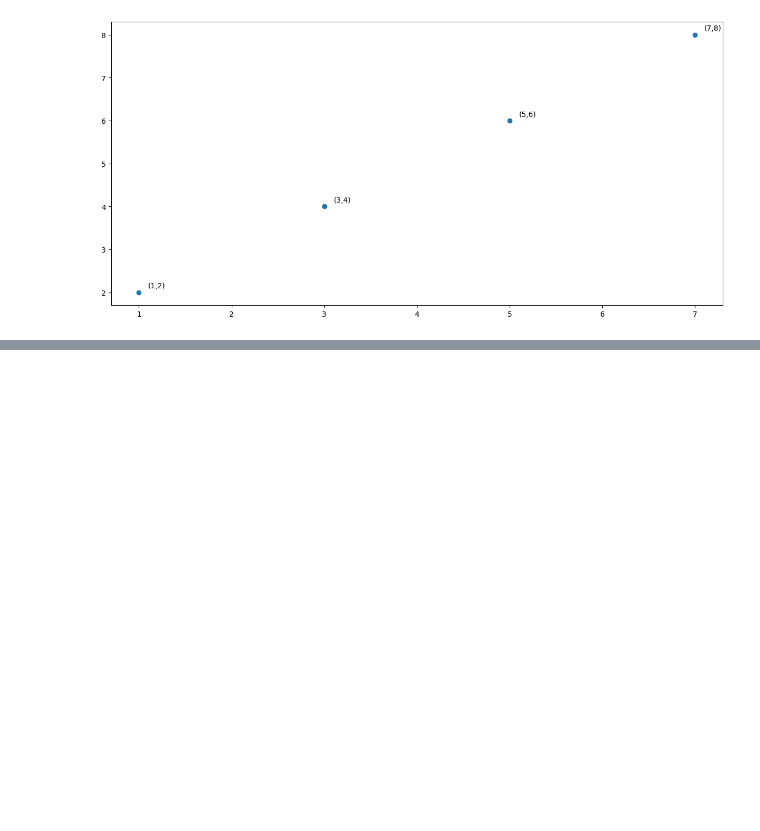
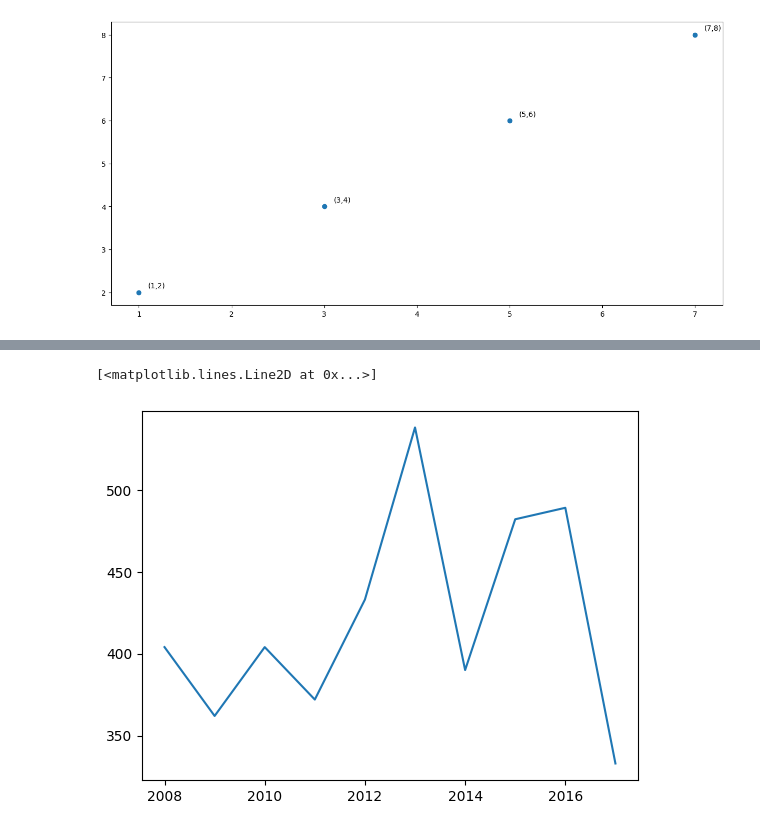
Before and after one commit to gajurelkshitiz/Plotting-Libraries, a Jupyter notebook: matplotlib.ipynb, the cells around one changed output, grey strips where cells are left out. Cells and saved outputs as stored; diff of their text form; code cells hidden in the pictures; blank space fills up the shorter version.

Commit message:
Basic of matplotlib

```diff
--- a/matplotlib.ipynb
+++ b/matplotlib.ipynb
@@ -103,0 +120,3 @@ fig.show()
+# %%
+batsman = pd.read_csv('Datasets/sharma-kohli.csv')
+batsman
@@ -103,0 +135,5 @@ fig.show()
+# %%
+plt.plot(batsman['index'], batsman['RG Sharma'])
+# %% [output]
+[<matplotlib.lines.Line2D at 0x...>]
+[figure, added]
```
Also changed, not shown: parts of 30 cells of this notebook, 4 other files.
